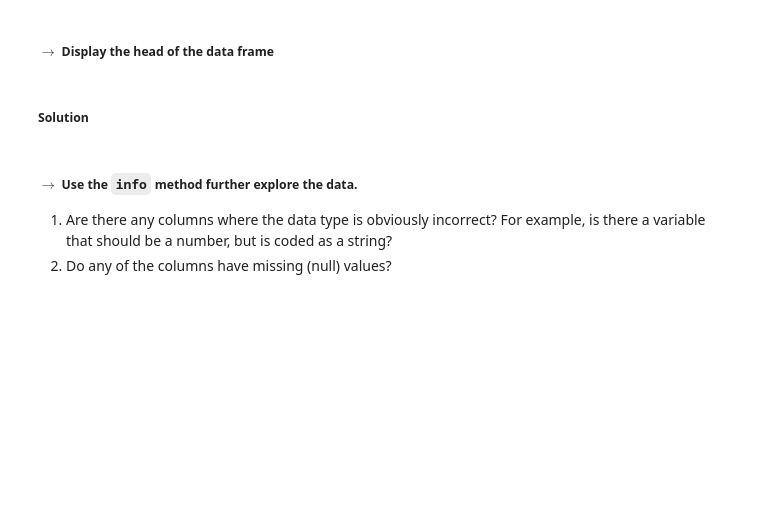
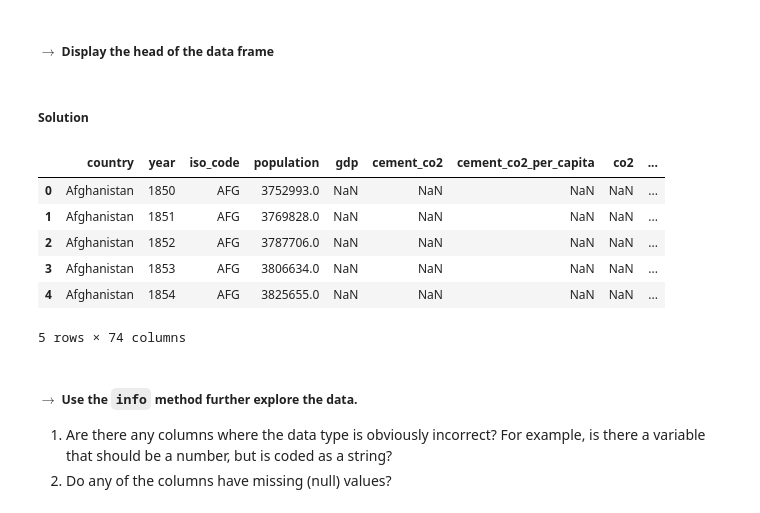
Before and after one commit to KetsiaKay/co2-emission, a Jupyter notebook: KETSIA_MATH_2315_Lab_1.ipynb, the cells around one changed output. Saved outputs shown, nothing was run; the diff lists cells and outputs as text; code cells hidden in the pictures; blank space fills up the shorter version.

```diff
--- a/KETSIA_MATH_2315_Lab_1.ipynb
+++ b/KETSIA_MATH_2315_Lab_1.ipynb
@@ -52,12 +54,24 @@ non_countries = ['Africa', 'Africa (GCP)', 'Asia', 'Asia (GCP)', 'Asia (excl. Ch
                   'World']
 # %% [markdown]
 Remove the rows corresponding to the non-countries.
+# %%
+df = df.loc[df['country'].isin(non_countries) == False]
 # %% [markdown]
 ## Explore the data set
 # %% [markdown]
 ##### $\rightarrow$ Display the head of the data frame
 # %% [markdown]
 ##### Solution
+# %%
+df.head()
+# %% [output]
+|  | country | year | iso_code | population | gdp | cement_co2 | cement_co2_per_capita | co2 | ... |
+| 0 | Afghanistan | 1850 | AFG | 3752993.0 | NaN | NaN | NaN | NaN | ... |
+| 1 | Afghanistan | 1851 | AFG | 3769828.0 | NaN | NaN | NaN | NaN | ... |
+| 2 | Afghanistan | 1852 | AFG | 3787706.0 | NaN | NaN | NaN | NaN | ... |
+| 3 | Afghanistan | 1853 | AFG | 3806634.0 | NaN | NaN | NaN | NaN | ... |
+| 4 | Afghanistan | 1854 | AFG | 3825655.0 | NaN | NaN | NaN | NaN | ... |
+5 rows × 74 columns
 # %% [markdown]
 ##### $\rightarrow$ Use the `info` method further explore the data.
 1.  Are there any columns where the data type is obviously incorrect? For example, is there a variable that should be a number, but is coded as a string?
```
Also changed, not shown: parts of 6 cells of this notebook.
